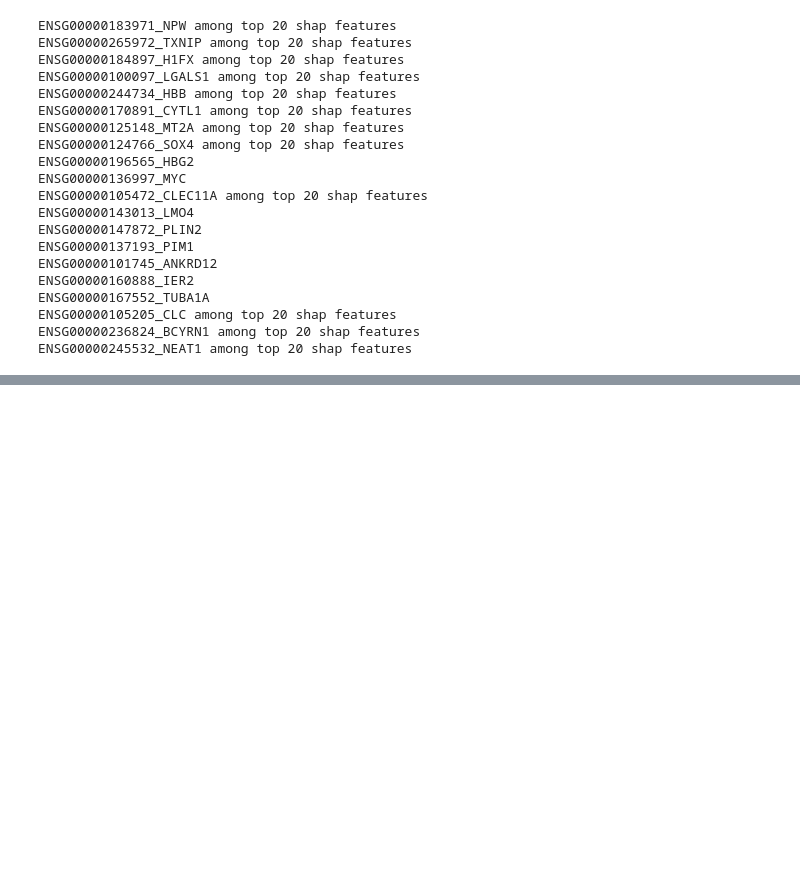
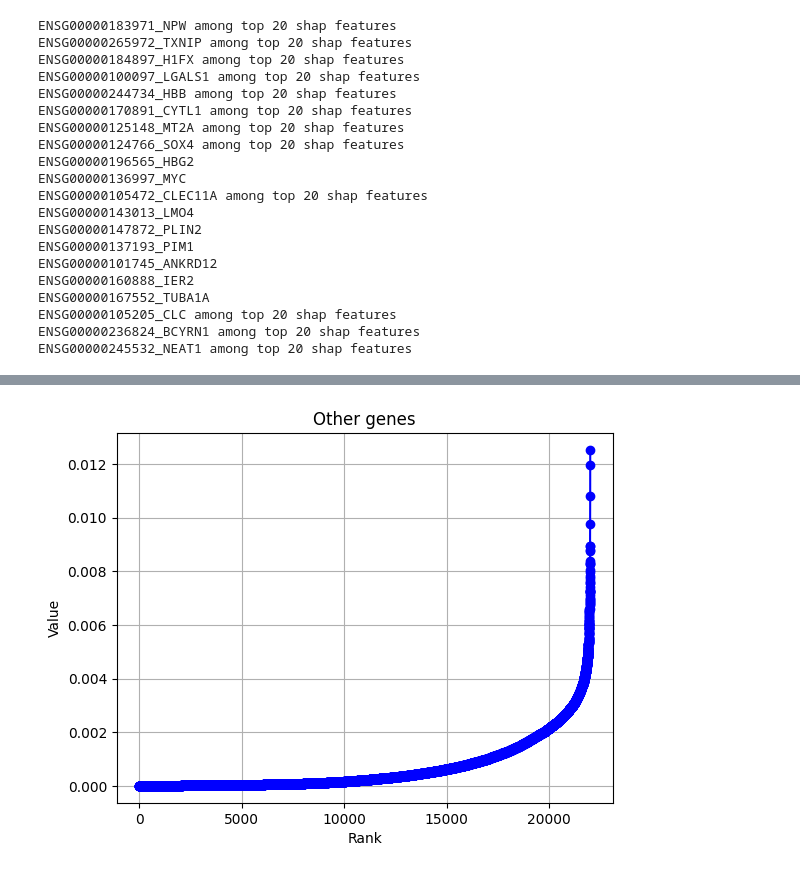
Before and after one commit to valentina-kg/open-problems-multimodal-3rd-solution, a Jupyter notebook: code/4.model/pred/attribution_analysis.ipynb, the cells around one changed output, grey strips where cells are left out. Saved outputs shown, nothing was run; the diff lists cells and outputs as text; code cells hidden in the pictures; blank space fills up the shorter version.

```diff
--- a/code/4.model/pred/attribution_analysis.ipynb
+++ b/code/4.model/pred/attribution_analysis.ipynb
@@ -336,0 +366,17 @@ ENSG00000245532_NEAT1 among top 20 shap features
+# %%
+# Now, consider 22001 non-handselected genes
+genes_22001 = np.loadtxt('2.preprocess_to_feature/cite/all_22001_genes_names.txt', dtype=str)
+abs_mean_attributions_others = np.mean(np.abs(np.array(attr_all_22085_genes)[:, :22001]), axis=0)
+
+distribution_others = np.histogram(abs_mean_attributions_others, bins=distribution[1])
+
+print("Distribution of absolute values of mean attributions per column of 22001 genes:")
+for value, count in zip(distribution_others[1], distribution_others[0]):
+    print("Range: {:.5f} - {:.5f}, Count: {}".format(value, value + distribution_others[1][1], count))
+
+# get top attributing genes
+genes_higher_attr_others_idx = np.where(abs_mean_attributions_others >= 0.00766)[0]   # I chose this threshold to get genes in smaller bins
+# print(genes_higher_attr_others_idx)
+print('Top attributing genes:')
+genes_higher_attr_others = genes_22001[genes_higher_attr_others_idx]
+genes_higher_attr_others
@@ -336,0 +473,12 @@ ENSG00000245532_NEAT1 among top 20 shap features
+# %%
+values = np.sort(abs_mean_attributions_others)
+ranks = np.arange(1, len(values) + 1)
+
+plt.plot(ranks, values, marker='o', linestyle='-', color='blue')
+plt.xlabel('Rank')
+plt.ylabel('Value')
+plt.title('Other genes')
+plt.grid(True)
+plt.show()
+# %% [output]
+[figure, added]
```
Also changed, not shown: parts of 12 cells of this notebook, 3 other files.
